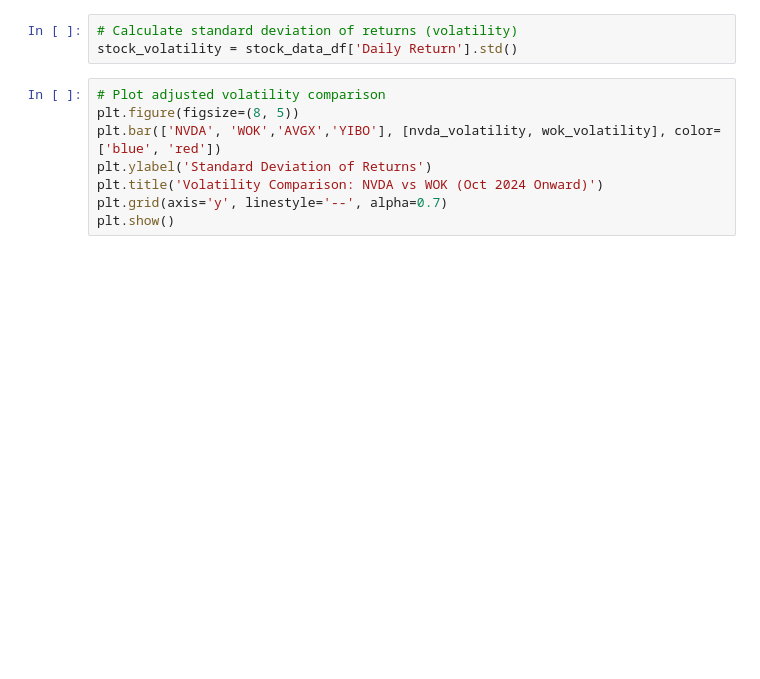
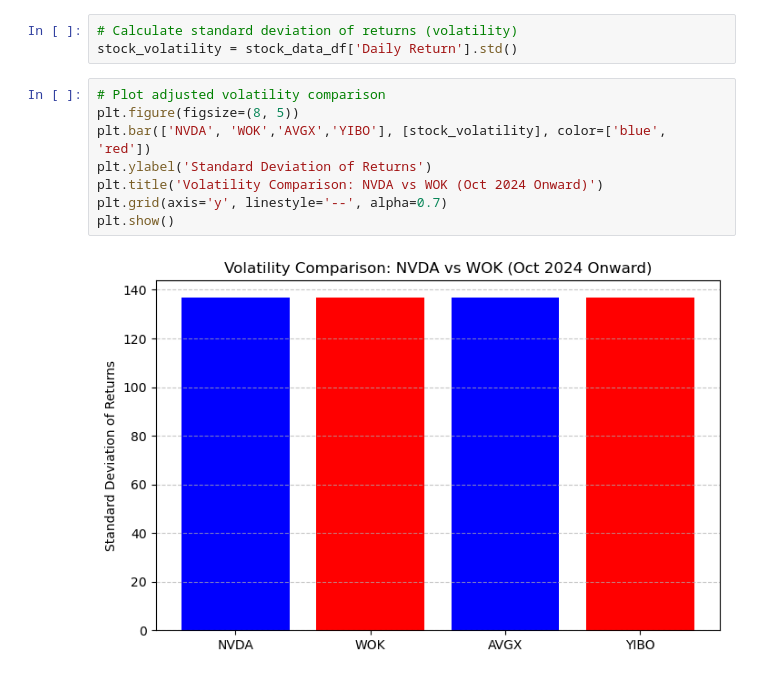
Before and after one commit to cindyd97/A_Stock_Analysis, a Jupyter notebook: All_work/all_8_stocks_analysis.ipynb, the cells around one changed output. Cells and saved outputs as stored; diff of their text form; blank space fills up the shorter version.

```diff
--- a/All_work/all_8_stocks_analysis.ipynb
+++ b/All_work/all_8_stocks_analysis.ipynb
@@ -176,8 +178,10 @@ stock_volatility = stock_data_df['Daily Return'].std()
 # %%
 # Plot adjusted volatility comparison
 plt.figure(figsize=(8, 5))
-plt.bar(['NVDA', 'WOK','AVGX','YIBO'], [nvda_volatility, wok_volatility], color=['blue', 'red'])
+plt.bar(['NVDA', 'WOK','AVGX','YIBO'], [stock_volatility], color=['blue', 'red'])
 plt.ylabel('Standard Deviation of Returns')
 plt.title('Volatility Comparison: NVDA vs WOK (Oct 2024 Onward)')
 plt.grid(axis='y', linestyle='--', alpha=0.7)
 plt.show()
+# %% [output]
+[figure, added]
```
Also changed, not shown: parts of 1 cell of this notebook, 4 other files.
